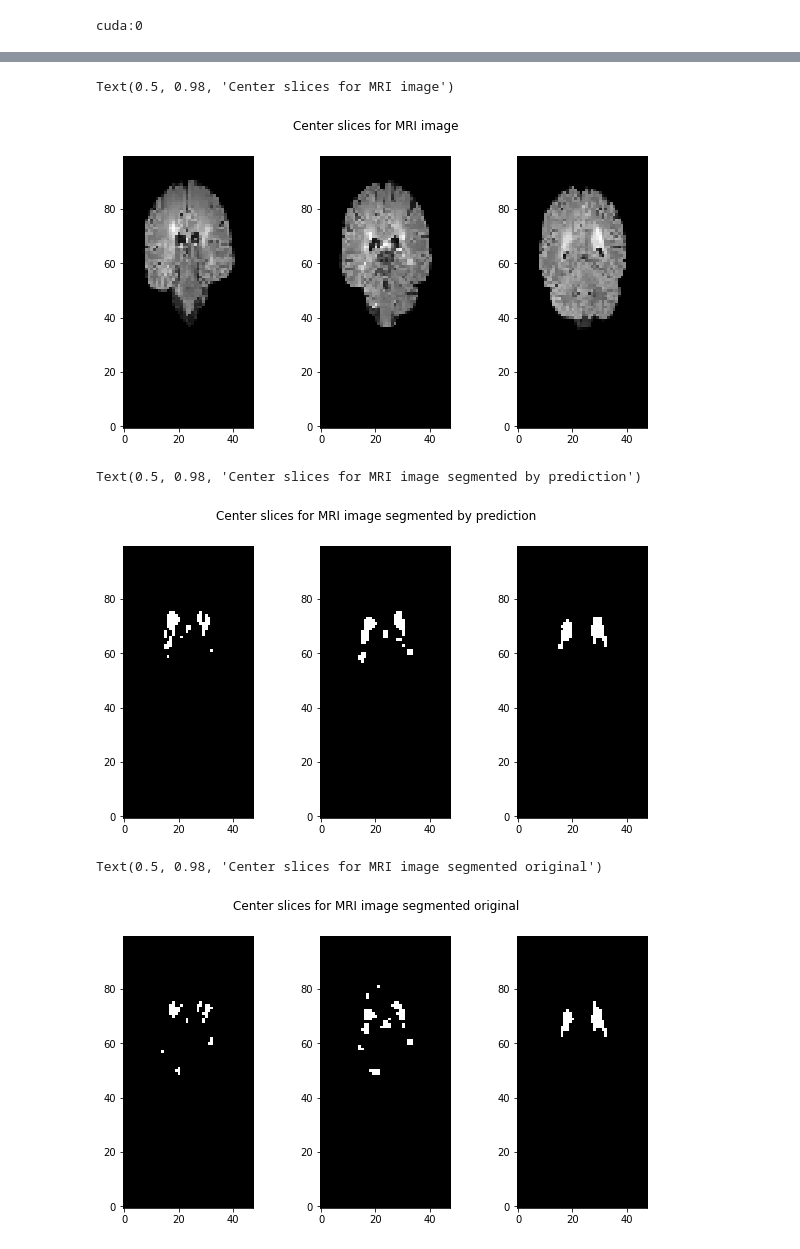
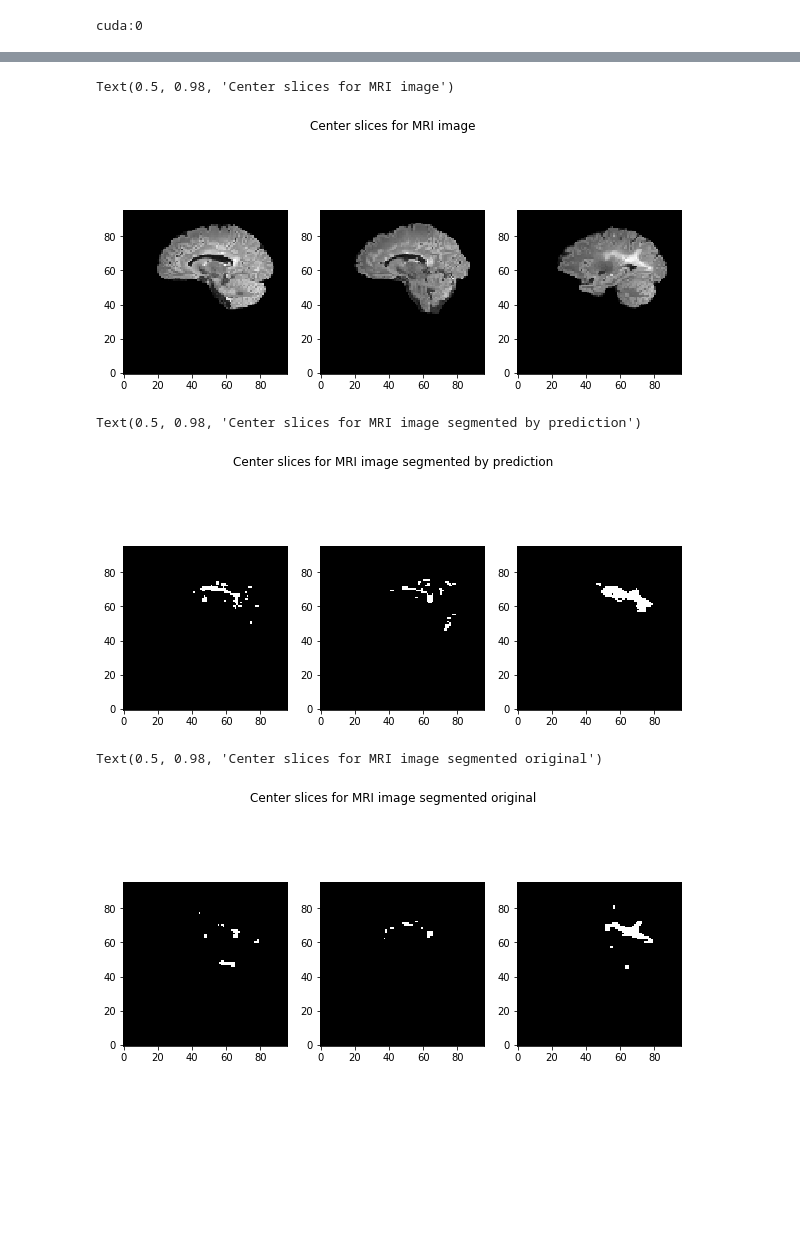
Before and after one commit to shivasanketh-rm/Brain-Lesion-Segmentation-using-Convolutional-Neural-Networks, a Jupyter notebook: unet3d.ipynb, the cells around one changed output, grey strips where cells are left out. Drawn from its saved outputs; the diff is of its cells as text; code cells hidden in the pictures; blank space fills up the shorter version.

```diff
--- a/unet3d.ipynb
+++ b/unet3d.ipynb
@@ -223,7 +223,7 @@ def get_data_blocks(data, block_size ):
     #Return Patches and Unfold Shape
     return patches, unfold_shape
 # %%
-imagesize = (48,100,100)
+imagesize = (48,96,96)
 def preprocess_image(image_mask_paths):
     img_mask_list = []
 
@@ -264,14 +264,14 @@ def preprocess_image(image_mask_paths):
 
     return img_mask_list '''
 # %%
-train_img_mask_paths, val_img_mask_paths = split_train_val(image_paths, mask_paths, 0.6)
+train_img_mask_paths, test_img_mask_paths = split_train_val(image_paths, mask_paths, 0.8)
 
 print(train_img_mask_paths)
 #Training:
 train_img_masks = preprocess_image(train_img_mask_paths)
 
 #Validation:
-val_img_masks = preprocess_image(val_img_mask_paths)
+test_img_masks = preprocess_image(test_img_mask_paths)
 # %% [output]
 total len: 15
 [('data/Pre-processed training dataset\\01016SACH\\FLAIR_preprocessed.nii.gz', 'data/TrainingDataset_MSSEG\\01016SACH\\Consensus.nii.gz'), ('data/Pre-processed training dataset\\01038PAGU\\FLAIR_prepr ...
@@ -319,9 +319,12 @@ class CustomDataset(Dataset):
             sample = self.transforms(sample)
 
         return sample
-
-train_dataset = CustomDataset(train_img_masks, transforms=transforms.Compose([ToTensor()]))
-val_dataset = CustomDataset(val_img_masks, transforms=transforms.Compose([ToTensor()]))
+train_dataset = []
+validation_dataset = []
+for i in range(len(train_img_masks)):
+    train_dataset.append(CustomDataset(train_img_masks[:i]+train_img_masks[i+1:], transforms=transforms.Compose([ToTensor()])))
+    validation_dataset.append(CustomDataset([train_img_masks[i]], transforms=transforms.Compose([ToTensor()])))
+test_dataset = CustomDataset(test_img_masks, transforms=transforms.Compose([ToTensor()]))
 # %%
 
 # define dice coefficient
@@ -401,24 +404,23 @@ print(device)
 cuda:0
 # %%
 from torch import optim
-epochs = 300 # e.g. 10, or more until dice converge
-batch_size = 2 # e.g. 16
-lr = 0.1      # e.g. 0.01
+epochs = 500 # e.g. 10, or more until dice converge
+batch_size = 3 # e.g. 16
+lr = 0.04      # e.g. 0.01
 N_train = len(train_img_masks)
 model_save_path = 'model/'  # directory to same the model after each epoch.
-
 optimizer = optim.Adam(net.parameters(),lr = lr, weight_decay=0.0005)
-scheduler = torch.optim.lr_scheduler.ReduceLROnPlateau(optimizer, 'max', patience=30)
+scheduler = torch.optim.lr_scheduler.StepLR(optimizer, step_size=(N_train*N_train), gamma=0.5)
 criterion = nn.BCELoss()
 net.to(device)
 # Start training
 for epoch in range(epochs):
     print('Starting epoch {}/{}.'.format(epoch + 1, epochs))
     net.train()
-
+    val_index = (epoch//len(train_dataset))%len(train_dataset)
     # Reload images and masks for training and validation and perform random shuffling at the begining of each epoch
-    train_loader = torch.utils.data.DataLoader(train_dataset, batch_size=batch_size, shuffle=False, num_workers=0)
-    val_loader = torch.utils.data.DataLoader(val_dataset, batch_size=batch_size, shuffle=False, num_workers=0)
+    train_loader = torch.utils.data.DataLoader(train_dataset[val_index], batch_size=batch_size, shuffle=False, num_workers=0)
+    validation_loader = torch.utils.data.DataLoader(validation_dataset[val_index], batch_size=batch_size, shuffle=False, num_workers=0)
 
     epoch_loss = 0
     count = 0
@@ -466,10 +468,10 @@ for epoch in range(epochs):
     print('Epoch finished ! Loss: {}'.format(epoch_loss / (i+1)))
 
     # Perform validation with eval_net() on the validation data
-    val_dice = eval_net(net,val_loader)
+    val_dice = eval_net(net,validation_loader)
     print('Validation Dice Coeff: {}'.format(val_dice))
-    scheduler.step(val_dice)
-    print("lr", lr)
+    scheduler.step()
+    print("lr", optimizer.param_groups[0]['lr'])
     # Save the model after each epoch
     '''if os.path.isdir(model_save_path):
         torch.save(net.state_dict(),model_save_path + 'Brain_Seg_Epoch{}.pth'.format(epoch + 1))
@@ -610,30 +612,30 @@ def show_slices(slices):
 # %%
-slice_0 = img[:, 60, :]
-slice_1 = img[:, 64, :]
-slice_2 = img[:, 70, :]
+slice_0 = img[20, :, :]
+slice_1 = img[25, :, :]
+slice_2 = img[30, :, :]
 show_slices([slice_0, slice_1, slice_2])
 plt.suptitle("Center slices for MRI image")
 # %% [output]
 Text(0.5, 0.98, 'Center slices for MRI image')
-[figure, old version]
+[figure, new version]
 # %%
-slice_0 = img_seg[:, 60, :]
-slice_1 = img_seg[:, 64, :]
-slice_2 = img_seg[:, 70, :]
+slice_0 = img_seg[20, :, :]
+slice_1 = img_seg[25, :, :]
+slice_2 = img_seg[30, :, :]
 show_slices([slice_0, slice_1, slice_2])
 plt.suptitle("Center slices for MRI image segmented by prediction")
 # %% [output]
 Text(0.5, 0.98, 'Center slices for MRI image segmented by prediction')
-[figure, old version]
+[figure, new version]
 # %%
-slice_0 = img_seg_original[:, 60, :]
-slice_1 = img_seg_original[:, 64, :]
-slice_2 = img_seg_original[:, 70, :]
+slice_0 = img_seg_original[20, :, :]
+slice_1 = img_seg_original[25, :, :]
+slice_2 = img_seg_original[30, :, :]
 show_slices([slice_0, slice_1, slice_2])
 plt.suptitle("Center slices for MRI image segmented original")
 # %% [output]
 Text(0.5, 0.98, 'Center slices for MRI image segmented original')
-[figure, old version]
+[figure, new version]
 # %%
 print(img_seg_original.shape, np.sum(img_seg_original), np.amax(img_seg_original))
 print(img_seg.shape, np.sum(img_seg), np.amax(img_seg))
```
Also changed, not shown: parts of 7 cells of this notebook.
